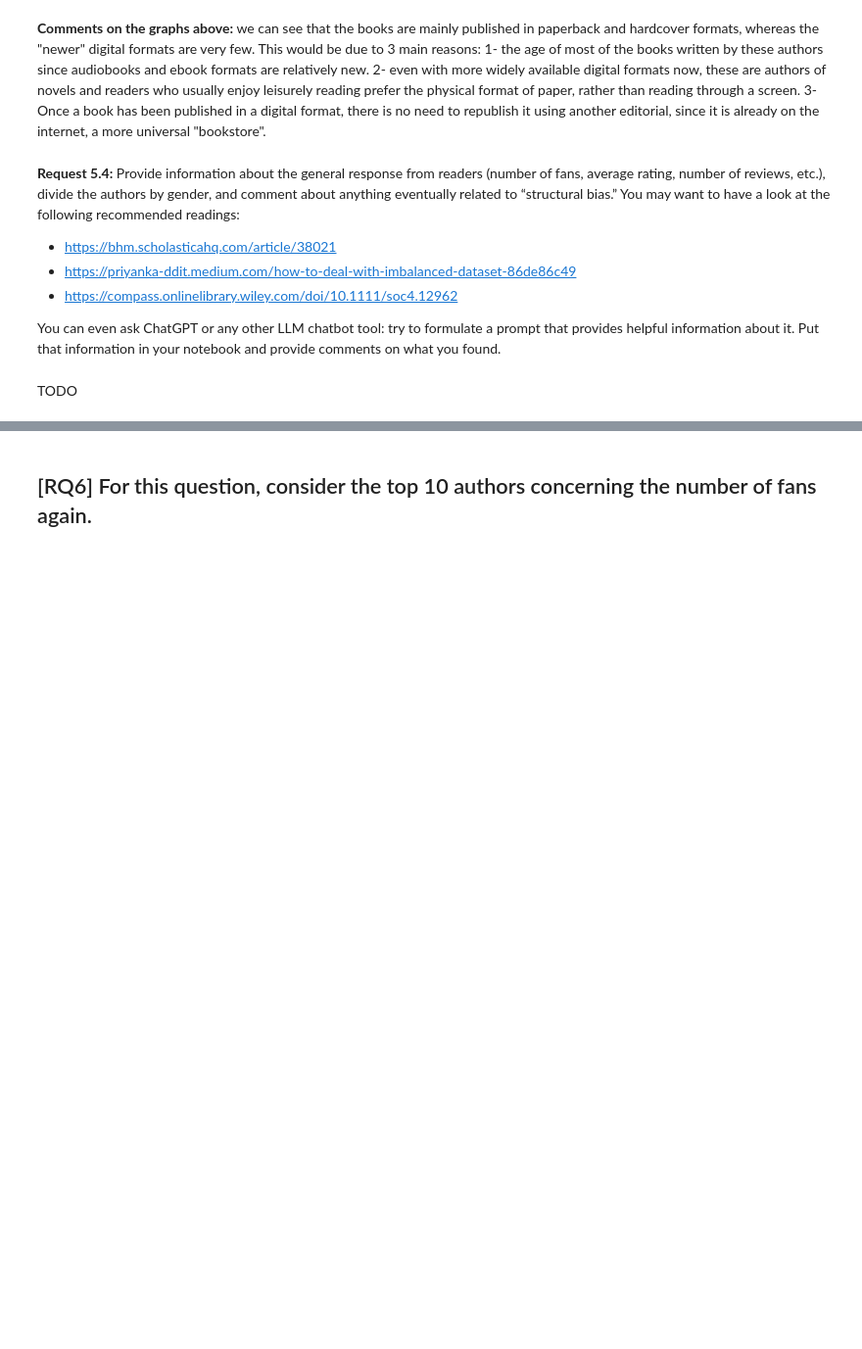
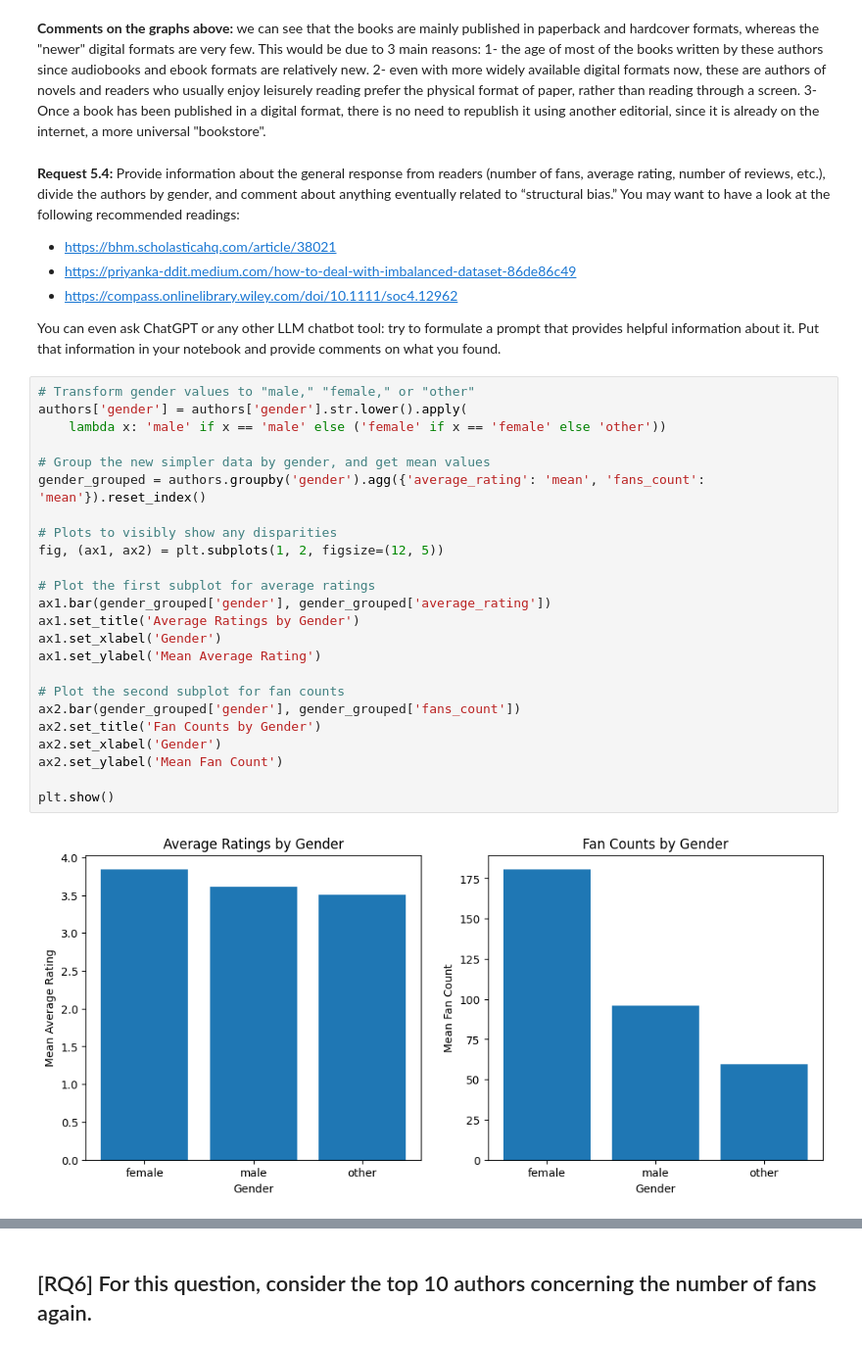
Before and after one commit to LorenzoPannacci/ADM-HW2, a Jupyter notebook: main.ipynb, the cells around one changed output, grey strips where cells are left out. Shown at 98% size. Cells and saved outputs as stored; diff of their text form; blank space fills up the shorter version.

```diff
--- a/main.ipynb
+++ b/main.ipynb
@@ -273,5 +557,29 @@ for author_id in unique_author_ids:
 - https://compass.onlinelibrary.wiley.com/doi/10.1111/soc4.12962
 
 You can even ask ChatGPT or any other LLM chatbot tool: try to formulate a prompt that provides helpful information about it. Put that information in your notebook and provide comments on what you found.
-# %% [markdown]
-TODO
+# %%
+# Transform gender values to "male," "female," or "other"
+authors['gender'] = authors['gender'].str.lower().apply(
+    lambda x: 'male' if x == 'male' else ('female' if x == 'female' else 'other'))
+
+# Group the new simpler data by gender, and get mean values
+gender_grouped = authors.groupby('gender').agg({'average_rating': 'mean', 'fans_count': 'mean'}).reset_index()
+
+# Plots to visibly show any disparities
+fig, (ax1, ax2) = plt.subplots(1, 2, figsize=(12, 5))
+
+# Plot the first subplot for average ratings
+ax1.bar(gender_grouped['gender'], gender_grouped['average_rating'])
+ax1.set_title('Average Ratings by Gender')
+ax1.set_xlabel('Gender')
+ax1.set_ylabel('Mean Average Rating')
+
+# Plot the second subplot for fan counts
+ax2.bar(gender_grouped['gender'], gender_grouped['fans_count'])
+ax2.set_title('Fan Counts by Gender')
+ax2.set_xlabel('Gender')
+ax2.set_ylabel('Mean Fan Count')
+
+plt.show()
+# %% [output]
+[figure, added]
```
Also changed, not shown: parts of 37 cells of this notebook.
